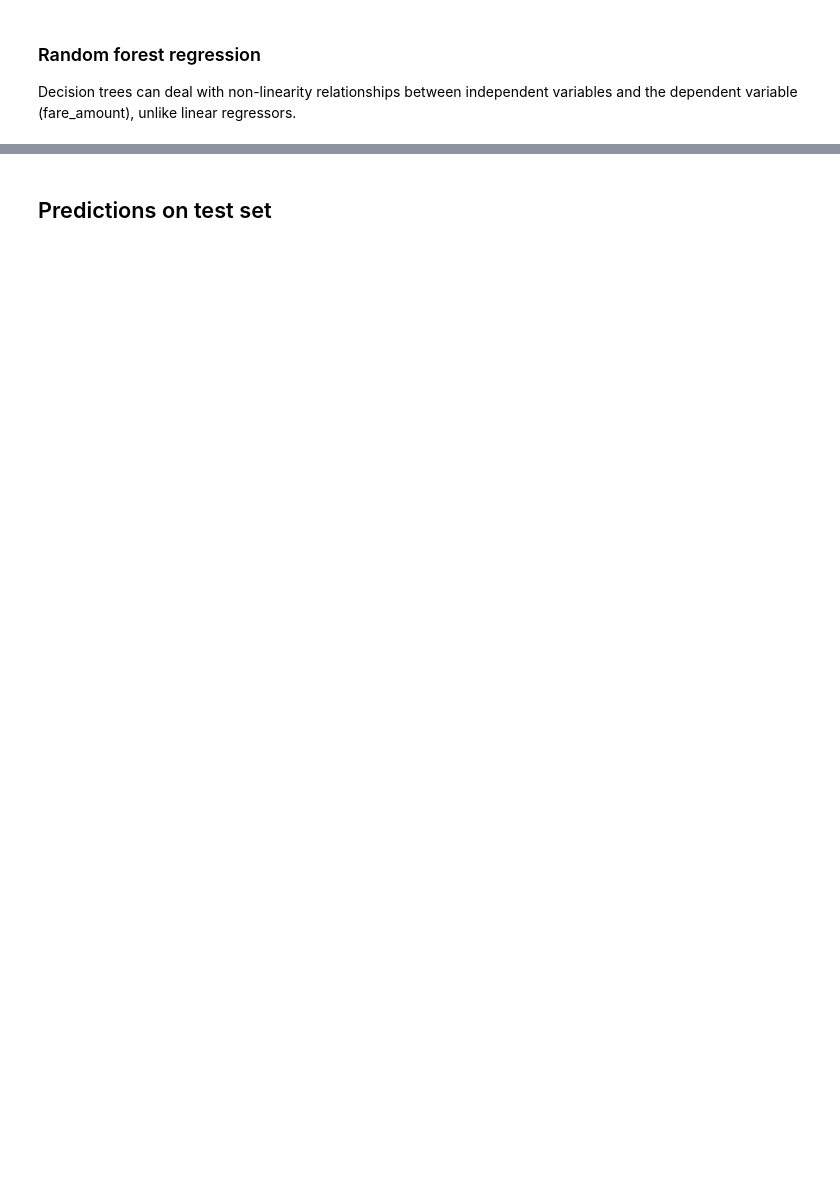
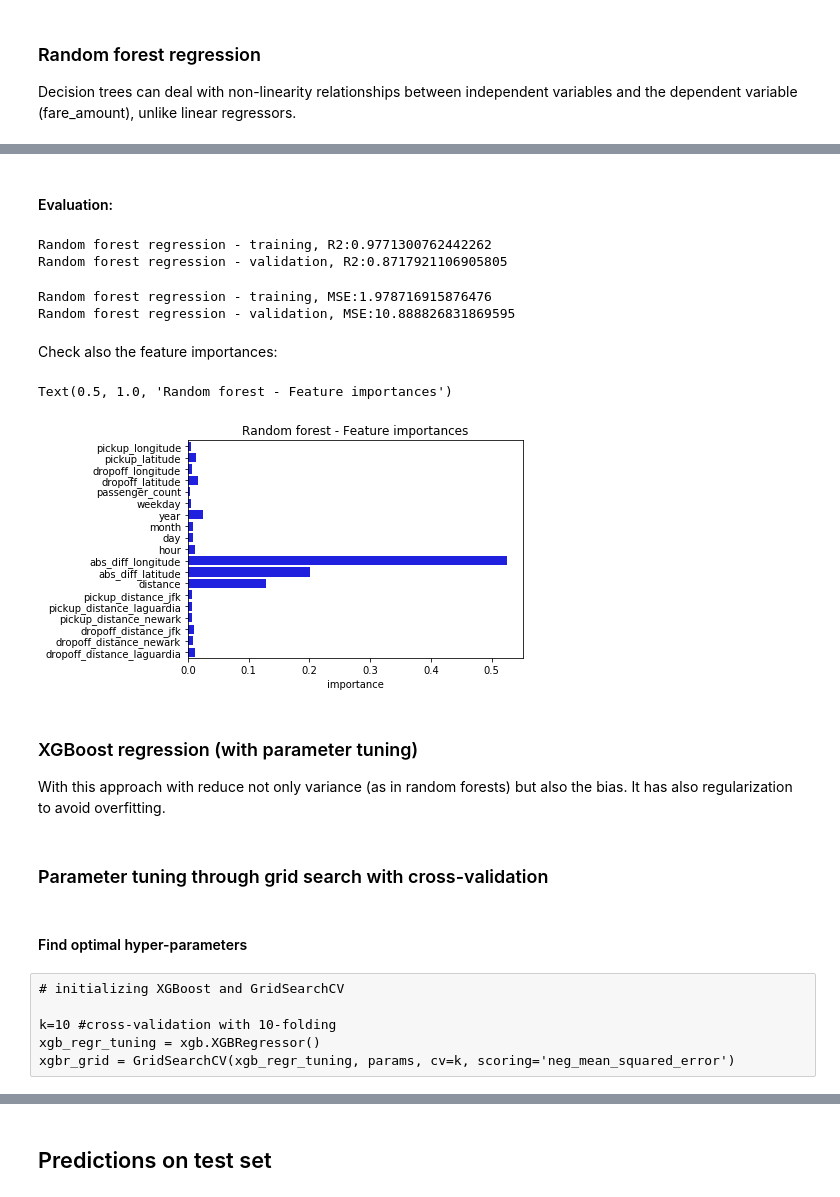
Before and after one commit to ana-rlopez/NYC_taxi_fare_prediction, a Jupyter notebook: NYTaxiFare_1_ExploratoryAnalysis_&_Preprocessing.ipynb, the cells around one changed output, grey strips where cells are left out. Cells and saved outputs as stored; diff of their text form; code cells hidden in the pictures; blank space fills up the shorter version.

```diff
--- a/NYTaxiFare_1_ExploratoryAnalysis_&_Preprocessing.ipynb
+++ b/NYTaxiFare_1_ExploratoryAnalysis_&_Preprocessing.ipynb
@@ -520,0 +510,9 @@ os.system('play -nq -t alsa synth {} sine {}'.format(duration, freq))
+# %%
+randFor = RandomForestRegressor(n_estimators=10) #current default, future is 100, but it is too much computation
+
+#decisions trees don't need normalized data since they don't assume any distribution
+
+t0_randFor=time()
+randFor.fit(X_train, y_train.values.ravel())
+print(randFor)
+print("Random forest regression, training time:" + str(round(time()-t0_randFor, 3)) + "s")
@@ -520,0 +533,39 @@ os.system('play -nq -t alsa synth {} sine {}'.format(duration, freq))
+# %% [markdown]
+#### Evaluation:
+# %%
+r2_val_randFor = r2_score(y_val, y_valPred_randFor)
+r2_train_randFor = r2_score(y_train, y_trainPred_randFor)
+
+print('Random forest regression - training, R2:' + str(r2_train_randFor))
+print('Random forest regression - validation, R2:' + str(r2_val_randFor))
+# %% [output]
+Random forest regression - training, R2:0.9771300762442262
+Random forest regression - validation, R2:0.8717921106905805
+# %%
+mse_val_randFor = mean_squared_error(y_val, y_valPred_randFor)
+mse_train_randFor = mean_squared_error(y_train, y_trainPred_randFor)
+
+print('Random forest regression - training, MSE:' + str(mse_train_randFor))
+print('Random forest regression - validation, MSE:' + str(mse_val_randFor))
+# %% [output]
+Random forest regression - training, MSE:1.978716915876476
+Random forest regression - validation, MSE:10.888826831869595
+# %% [markdown]
+Check also the feature importances:
+# %%
+importance_rf = pd.DataFrame(randFor.feature_importances_, index=X_train.columns, columns=["importance"])
+
+sns.barplot(x='importance', y=importance_rf.index, data=importance_rf, color='blue')\
+.set_title('Random forest - Feature importances')
+#Avenues generally run north and south in NY. All streets run east and west.
+#https://becomeanewyorker.com/streets-and-avenues-there-is-a-differenc/
+# %% [output]
+Text(0.5, 1.0, 'Random forest - Feature importances')
+[figure, added]
+# %% [markdown]
+### XGBoost regression (with parameter tuning)
+
+With this approach with reduce not only variance (as in random forests) but also the bias.
+It has also regularization to avoid overfitting.
+# %% [markdown]
+### Parameter tuning through grid search with cross-validation
@@ -520,0 +585,8 @@ os.system('play -nq -t alsa synth {} sine {}'.format(duration, freq))
+# %% [markdown]
+#### Find optimal hyper-parameters
+# %% [raw]
+# initializing XGBoost and GridSearchCV
+
+k=10 #cross-validation with 10-folding
+xgb_regr_tuning = xgb.XGBRegressor()
+xgbr_grid = GridSearchCV(xgb_regr_tuning, params, cv=k, scoring='neg_mean_squared_error')
```
Also changed, not shown: parts of 128 cells of this notebook.
